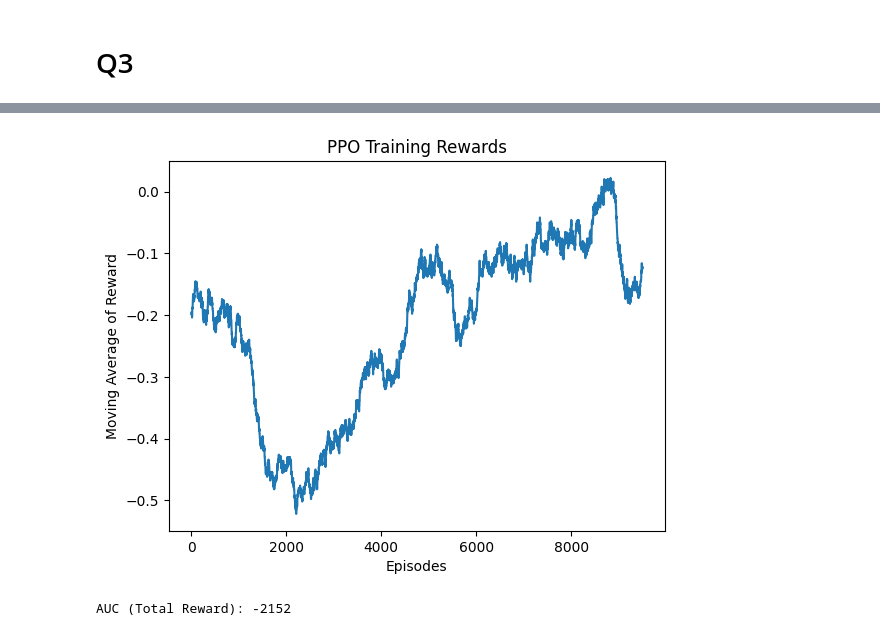
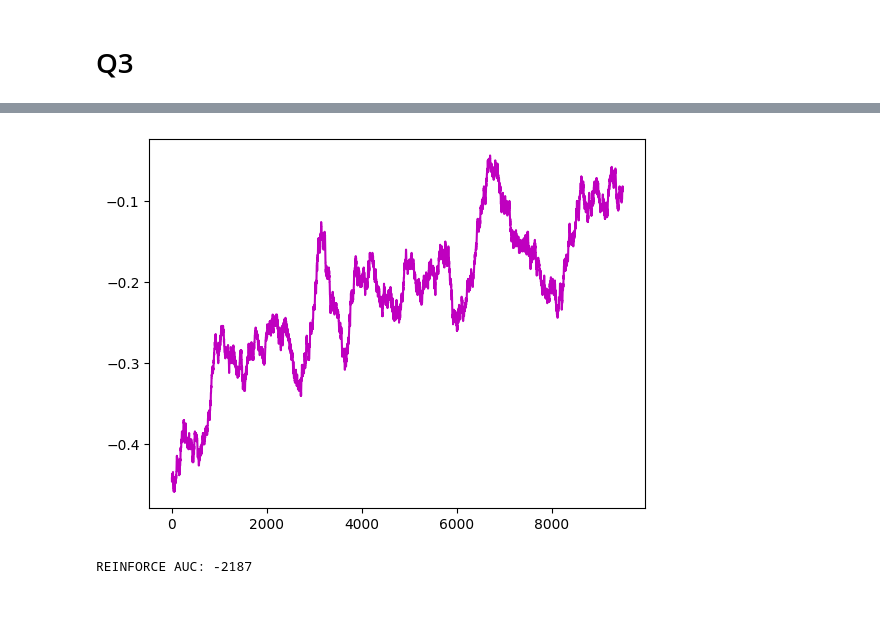
Before and after one commit to SachielC/BlackJack-RL-DQN, a Jupyter notebook: RL_BLJK.ipynb, the cells around one changed output, grey strips where cells are left out. Drawn from its saved outputs; the diff is of its cells as text; code cells hidden in the pictures; blank space fills up the shorter version.

```diff
--- a/RL_BLJK.ipynb
+++ b/RL_BLJK.ipynb
@@ -1174,15 +552,18 @@ class PPO:
-# %%
-# Create the PPO agent
-agent = PPO(env, learning_rate=1e-3, discount_factor=0.99, clip_param=0.2)
-
-# Train the agent and track rewards per episode
-rewards_per_episode, total_auc = agent.train(episodes=10000)
-
-# Plot the rewards over episodes
-agent.plot_rewards(rewards_per_episode, window=500)
-
-# Print AUC (total reward over all episodes)
-print(f"AUC (Total Reward): {total_auc}")
-# %% [output]
-[figure, removed]
-AUC (Total Reward): -2152
+# %%
+class PolicyNetwork(nn.Module):
+    '''Redone Policy Netwoek for PPO, TRPO, REINFORCE. '''
+    def __init__(self, input_size=3, hidden_size=128, output_size=2):
+        super(PolicyNetwork, self).__init__()
+        self.fc1 = nn.Linear(input_size, hidden_size)
+        self.fc2 = nn.Linear(hidden_size, hidden_size)
+        self.fc3 = nn.Linear(hidden_size, output_size)
+
+        for m in self.modules():
+            if isinstance(m, nn.Linear):
+                nn.init.orthogonal_(m.weight, gain=np.sqrt(2))
+                nn.init.constant_(m.bias, 0.0)
+
+    def forward(self, x):
+        x = torch.relu(self.fc1(x))
+        x = torch.relu(self.fc2(x))
+        return self.fc3(x)
@@ -1188,0 +871,11 @@ AUC (Total Reward): -2152
+# %%
+#testing reinforce
+reinforceer = REINFORCEAgent(env, lr=1e-5, gamma=0.9)
+
+reinforce_rewardser = reinforceer.train(num_episodes=10000, batch_size=128)
+plt.plot(moving_average(reinforce_rewardser,500),'m')
+plt.show()
+print(f"REINFORCE AUC: {sum(reinforce_rewardser)}")
+# %% [output]
+[figure, added]
+REINFORCE AUC: -2187
```
Also changed, not shown: parts of 63 cells of this notebook.
